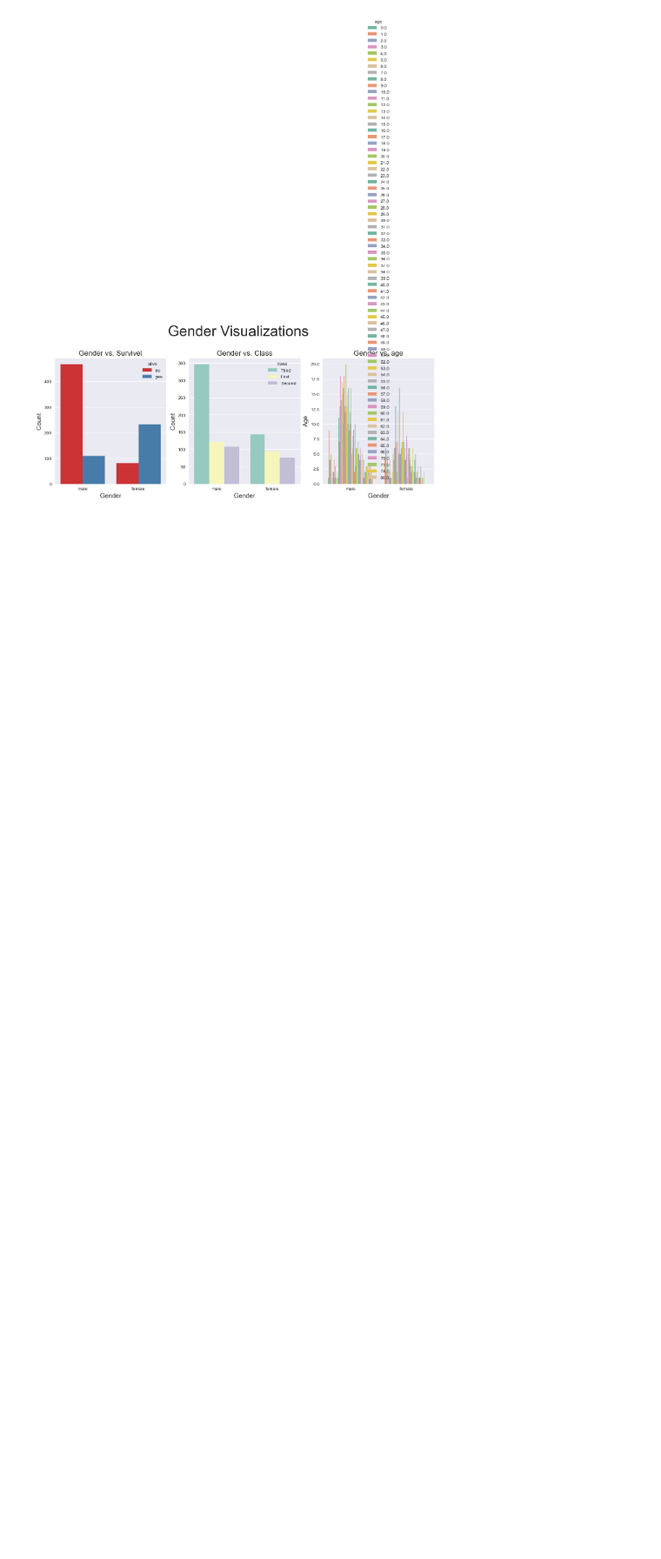
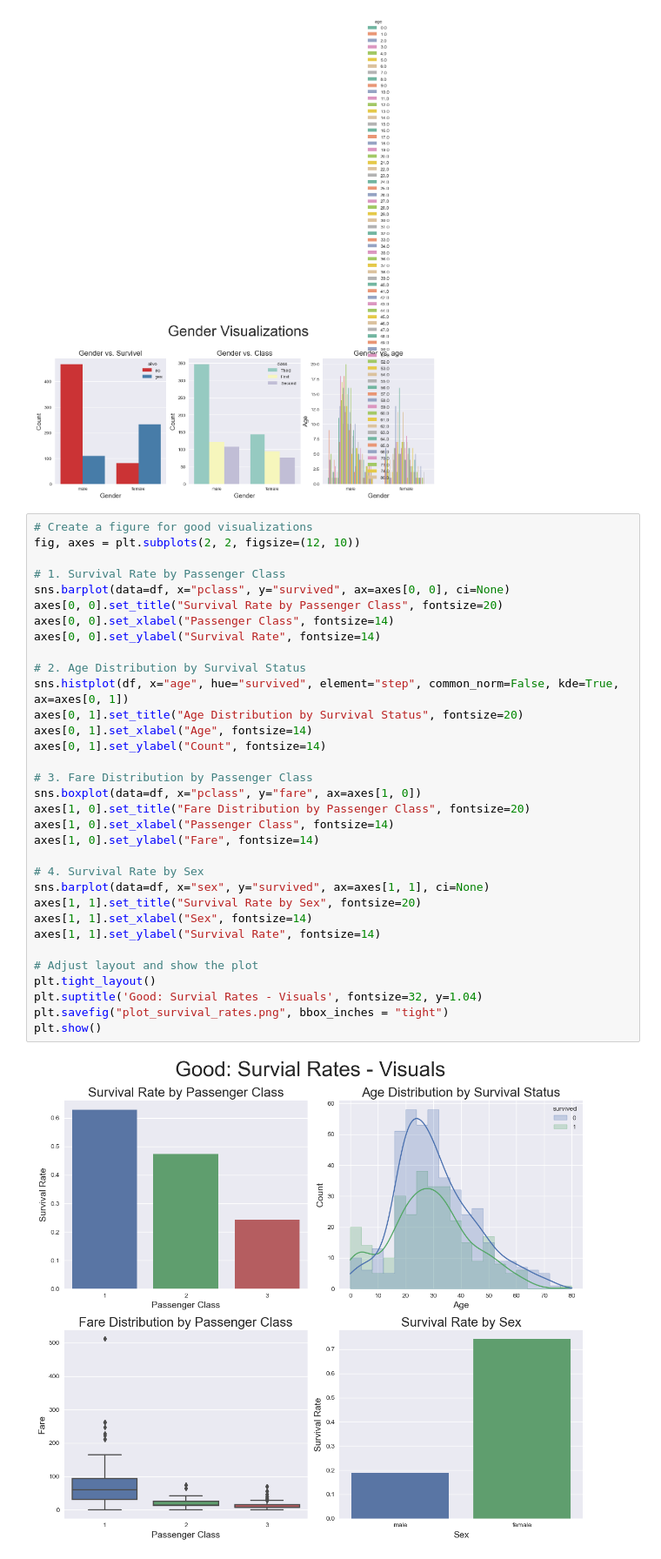
Before and after one commit to IMOsbo/DATA6550-Visualization, a Jupyter notebook: Code/Hoehn/Project-Code-Hoehn.ipynb, the cells around one changed output. Shown at 87% size. Drawn from its saved outputs; the diff is of its cells as text; blank space fills up the shorter version.

Commit message:
Visual Updates

```diff
--- a/Code/Hoehn/Project-Code-Hoehn.ipynb
+++ b/Code/Hoehn/Project-Code-Hoehn.ipynb
@@ -200,3 +200,38 @@ plt.savefig("plot_gender.png", bbox_inches = "tight")
 plt.show()
 # %% [output]
 [figure]
+# %%
+# Create a figure for good visualizations
+fig, axes = plt.subplots(2, 2, figsize=(12, 10))
+
+# 1. Survival Rate by Passenger Class
+sns.barplot(data=df, x="pclass", y="survived", ax=axes[0, 0], ci=None)
+axes[0, 0].set_title("Survival Rate by Passenger Class", fontsize=20)
+axes[0, 0].set_xlabel("Passenger Class", fontsize=14)
+axes[0, 0].set_ylabel("Survival Rate", fontsize=14)
+
+# 2. Age Distribution by Survival Status
+sns.histplot(df, x="age", hue="survived", element="step", common_norm=False, kde=True, ax=axes[0, 1])
+axes[0, 1].set_title("Age Distribution by Survival Status", fontsize=20)
+axes[0, 1].set_xlabel("Age", fontsize=14)
+axes[0, 1].set_ylabel("Count", fontsize=14)
+
+# 3. Fare Distribution by Passenger Class
+sns.boxplot(data=df, x="pclass", y="fare", ax=axes[1, 0])
+axes[1, 0].set_title("Fare Distribution by Passenger Class", fontsize=20)
+axes[1, 0].set_xlabel("Passenger Class", fontsize=14)
+axes[1, 0].set_ylabel("Fare", fontsize=14)
+
+# 4. Survival Rate by Sex
+sns.barplot(data=df, x="sex", y="survived", ax=axes[1, 1], ci=None)
+axes[1, 1].set_title("Survival Rate by Sex", fontsize=20)
+axes[1, 1].set_xlabel("Sex", fontsize=14)
+axes[1, 1].set_ylabel("Survival Rate", fontsize=14)
+
+# Adjust layout and show the plot
+plt.tight_layout()
+plt.suptitle('Good: Survial Rates - Visuals', fontsize=32, y=1.04)
+plt.savefig("plot_survival_rates.png", bbox_inches = "tight")
+plt.show()
+# %% [output]
+[figure, added]
```
Also changed, not shown: parts of 1 cell of this notebook, 2 other files.
